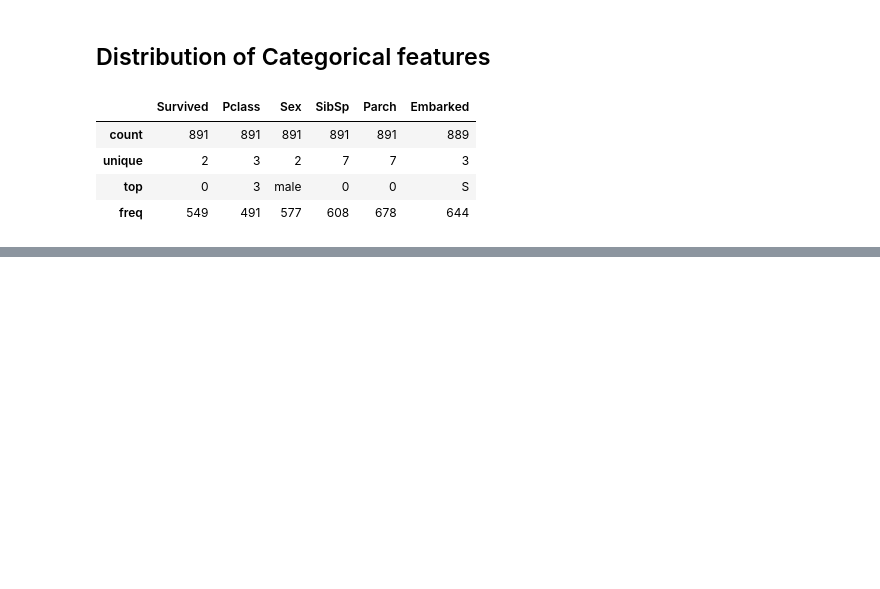
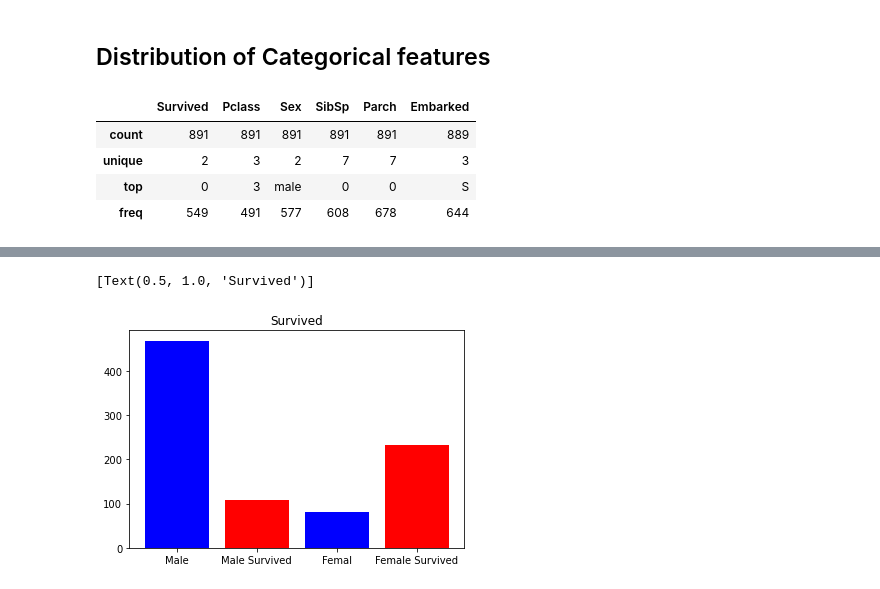
Before and after one commit to tienlepham094/python, a Jupyter notebook: DataScience/TitanicPrediction.ipynb, the cells around one changed output, grey strips where cells are left out. Cells and saved outputs as stored; diff of their text form; code cells hidden in the pictures; blank space fills up the shorter version.

Commit message:
Titanic DS visualization

```diff
--- a/DataScience/TitanicPrediction.ipynb
+++ b/DataScience/TitanicPrediction.ipynb
@@ -214,0 +252,2 @@ train_df.describe(include='category')
+# %%
+gender_df=train_df['Sex'].groupby(train_df['Survived']).value_counts()
@@ -214,0 +263,9 @@ train_df.describe(include='category')
+# %%
+fig, ax = plt.subplots()
+
+gender = ax.bar(['Male','Male Survived'],(gender_df[0], gender_df[3]),label='Survived', color=['b','r'])
+survived = ax.bar(['Femal','Female Survived'], (gender_df[1], gender_df[2]), color=['b','r'])
+ax.set(title='Survived')
+# %% [output]
+[Text(0.5, 1.0, 'Survived')]
+[figure, added]
```
Also changed, not shown: parts of 10 cells of this notebook.
